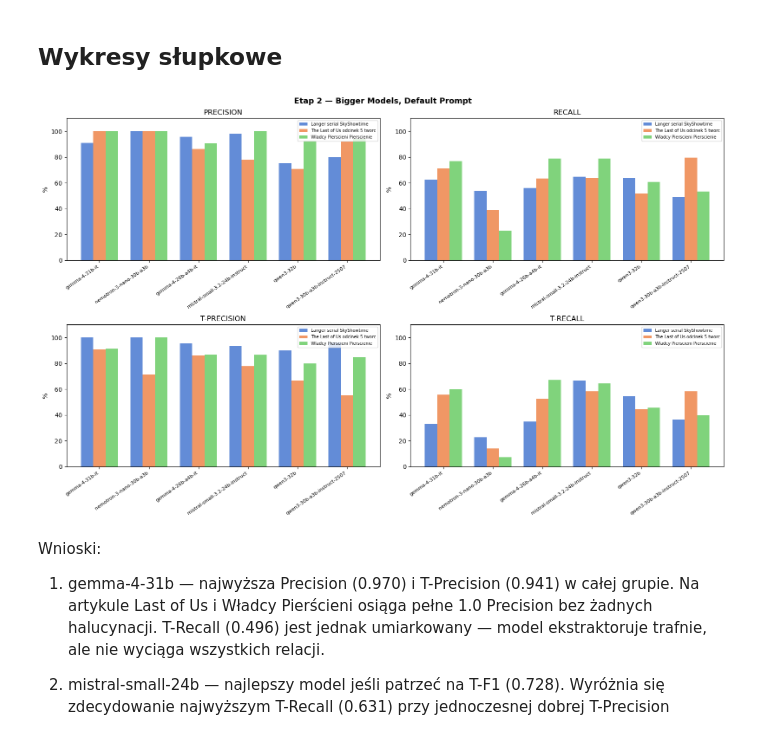
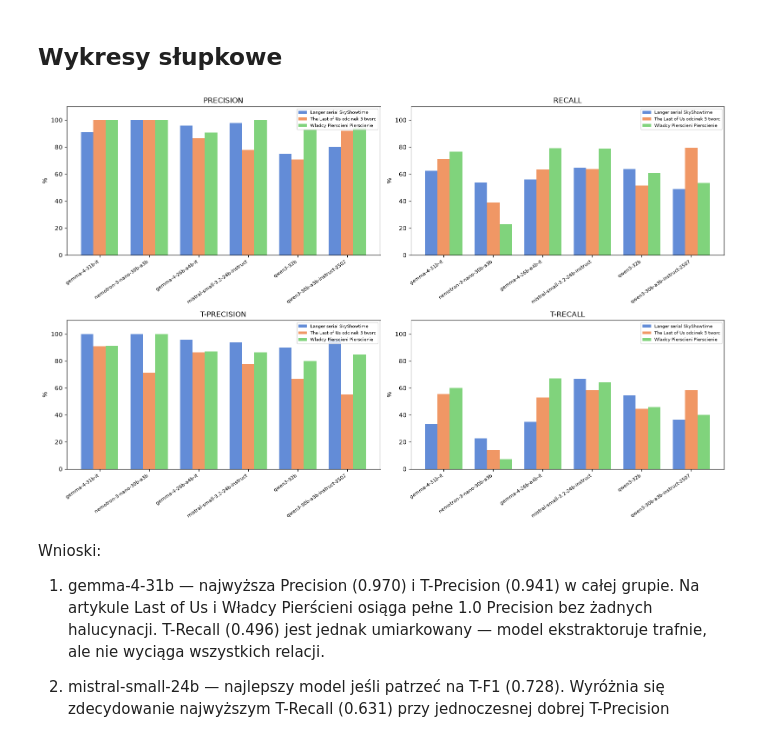
Before and after one commit to Rafal354/RAG-Knowledge-Graph-Builder, a Jupyter notebook: sql/a_steps/step_2_bigger_models_default/analysis.ipynb, the cells around one changed output. Saved outputs shown, nothing was run; the diff lists cells and outputs as text; code cells hidden in the pictures.

```diff
--- a/sql/a_steps/step_2_bigger_models_default/analysis.ipynb
+++ b/sql/a_steps/step_2_bigger_models_default/analysis.ipynb
@@ -198,32 +198,32 @@ T-RECALL
 # %%
 import matplotlib.pyplot as plt
 import numpy as np
 
 model_order = summary.index.tolist()
 articles = df["title_short"].unique()
 colors = ["#4878d0", "#ee854a", "#6acc65"]
 
 fig, axes = plt.subplots(2, 2, figsize=(16, 10))
 axes = axes.flatten()
 
 for ax, metric in zip(axes, ["precision", "recall", "t_precision", "t_recall"]):
     pivot = df.pivot_table(index="model_short", columns="title_short", values=metric).reindex(model_order) * 100
     x = np.arange(len(model_order))
     w = 0.25
     for i, (art, color) in enumerate(zip(pivot.columns, colors)):
         ax.bar(x + (i - 1) * w, pivot[art], w, label=art[:30], color=color, alpha=0.85)
     ax.set_xticks(x)
     ax.set_xticklabels(model_order, rotation=35, ha="right", fontsize=8)
     ax.set_ylim(0, 110)
     ax.set_ylabel("%")
     ax.set_title(metric.replace("_", "-").upper())
     ax.legend(fontsize=7)
 
-fig.suptitle("Etap 2 — Bigger Models, Default Prompt", fontsize=13, fontweight="bold")
+# fig.suptitle("Etap 2 — Bigger Models, Default Prompt", fontsize=13, fontweight="bold")
 fig.tight_layout()
 plt.show()
 # %% [output]
-[figure, old version]
+[figure, new version]
 # %% [markdown]
 Wnioski:
 
```
Also changed, not shown: parts of 1 cell of this notebook, 5 other files.
